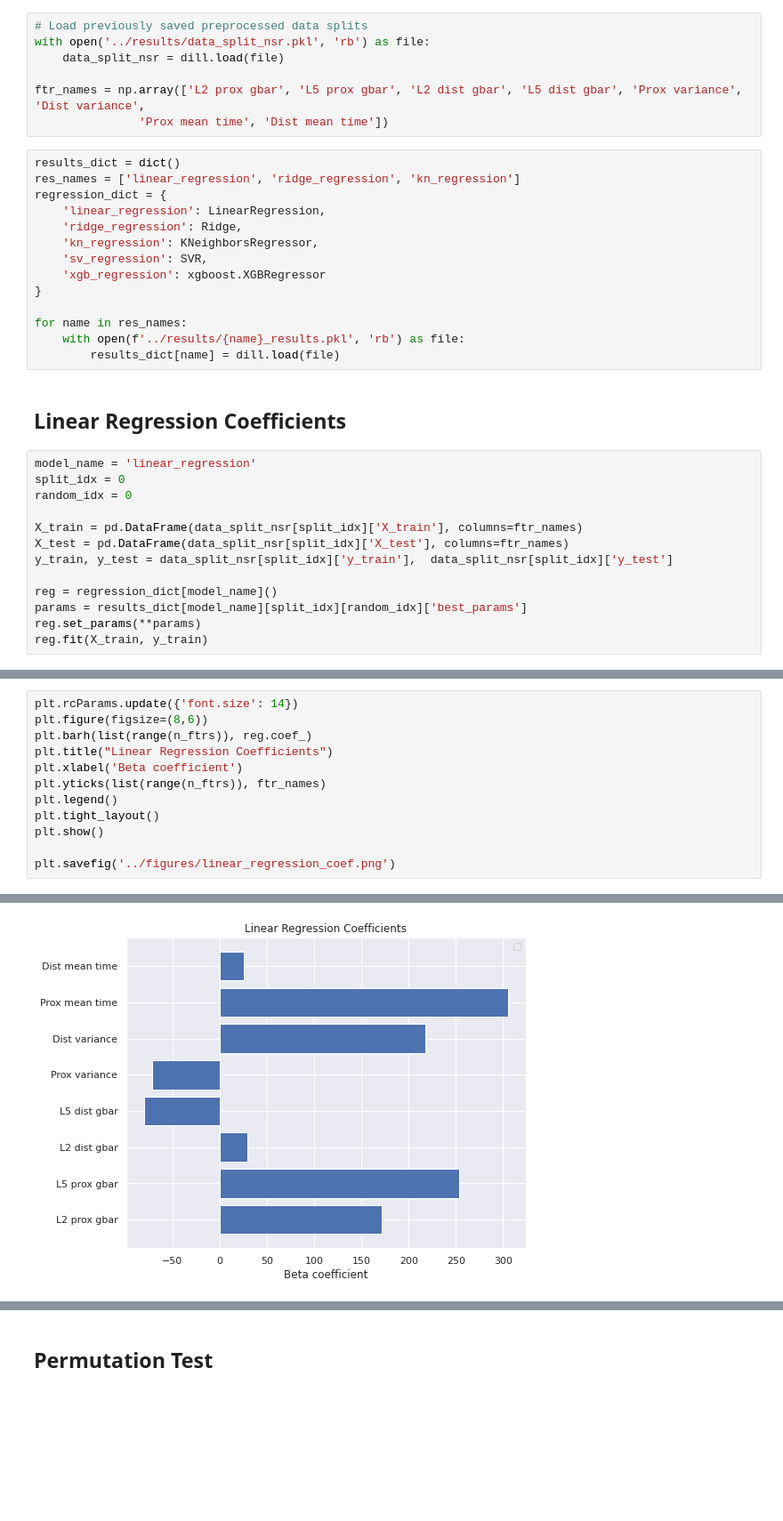
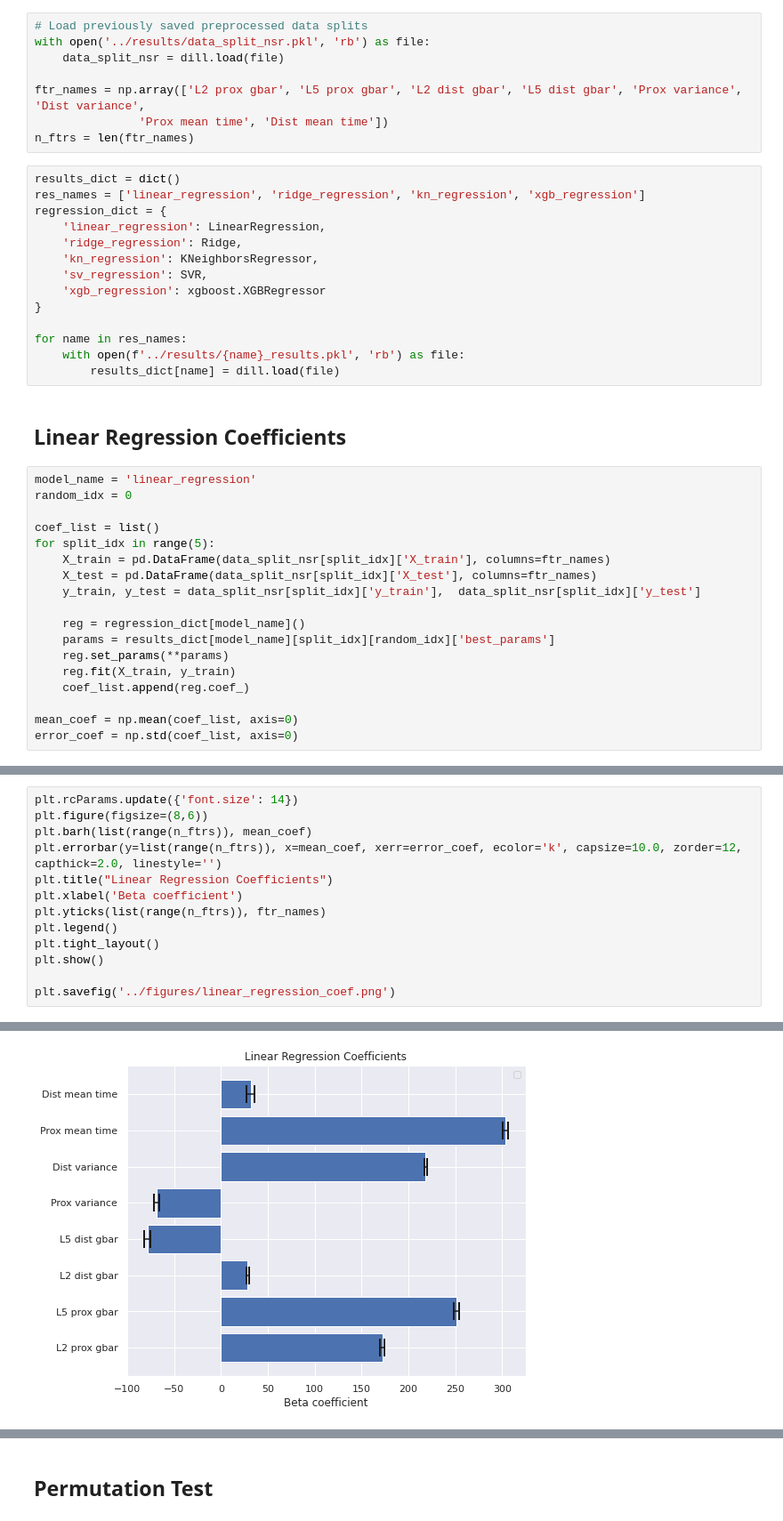
Before and after one commit to ntolley/data1030_project, a Jupyter notebook: src/final_report_global_importance.ipynb, the cells around one changed output, grey strips where cells are left out. Shown at 89% size. Saved outputs shown, nothing was run; the diff lists cells and outputs as text; blank space fills up the shorter version.

```diff
--- a/src/final_report_global_importance.ipynb
+++ b/src/final_report_global_importance.ipynb
@@ -20,9 +20,10 @@ with open('../results/data_split_nsr.pkl', 'rb') as file:
 
 ftr_names = np.array(['L2 prox gbar', 'L5 prox gbar', 'L2 dist gbar', 'L5 dist gbar', 'Prox variance', 'Dist variance',
                'Prox mean time', 'Dist mean time'])
+n_ftrs = len(ftr_names)
 # %%
 results_dict = dict()
-res_names = ['linear_regression', 'ridge_regression', 'kn_regression']
+res_names = ['linear_regression', 'ridge_regression', 'kn_regression', 'xgb_regression']
 regression_dict = {
     'linear_regression': LinearRegression,
     'ridge_regression': Ridge,
@@ -38,14 +39,19 @@ for name in res_names:
 ## Linear Regression Coefficients
 # %%
 model_name = 'linear_regression'
-split_idx = 0
 random_idx = 0
 
-X_train = pd.DataFrame(data_split_nsr[split_idx]['X_train'], columns=ftr_names)
-X_test = pd.DataFrame(data_split_nsr[split_idx]['X_test'], columns=ftr_names)
-y_train, y_test = data_split_nsr[split_idx]['y_train'],  data_split_nsr[split_idx]['y_test']
+coef_list = list()
+for split_idx in range(5):
+    X_train = pd.DataFrame(data_split_nsr[split_idx]['X_train'], columns=ftr_names)
+    X_test = pd.DataFrame(data_split_nsr[split_idx]['X_test'], columns=ftr_names)
+    y_train, y_test = data_split_nsr[split_idx]['y_train'],  data_split_nsr[split_idx]['y_test']
 
-reg = regression_dict[model_name]()
-params = results_dict[model_name][split_idx][random_idx]['best_params']
-reg.set_params(**params)
-reg.fit(X_train, y_train)
+    reg = regression_dict[model_name]()
+    params = results_dict[model_name][split_idx][random_idx]['best_params']
+    reg.set_params(**params)
+    reg.fit(X_train, y_train)
+    coef_list.append(reg.coef_)
+
+mean_coef = np.mean(coef_list, axis=0)
+error_coef = np.std(coef_list, axis=0)
@@ -54,16 +58,17 @@ LinearRegression()
 # %%
 plt.rcParams.update({'font.size': 14})
 plt.figure(figsize=(8,6))
-plt.barh(list(range(n_ftrs)), reg.coef_)
+plt.barh(list(range(n_ftrs)), mean_coef)
+plt.errorbar(y=list(range(n_ftrs)), x=mean_coef, xerr=error_coef, ecolor='k', capsize=10.0, zorder=12, capthick=2.0, linestyle='')
 plt.title("Linear Regression Coefficients")
 plt.xlabel('Beta coefficient')
 plt.yticks(list(range(n_ftrs)), ftr_names)
 plt.legend()
 plt.tight_layout()
 plt.show()
 
 plt.savefig('../figures/linear_regression_coef.png')
 # %% [output]
 No handles with labels found to put in legend.
-[figure, old version]
+[figure, new version]
 <Figure size 432x288 with 0 Axes>
```
Also changed, not shown: parts of 10 cells of this notebook, 1 other file.
